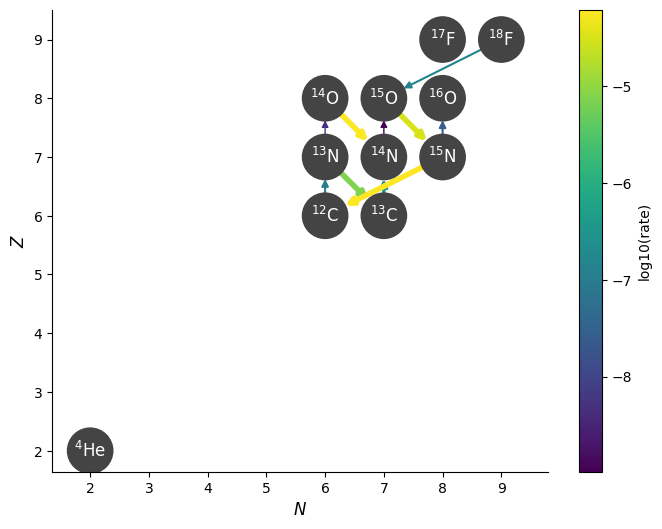
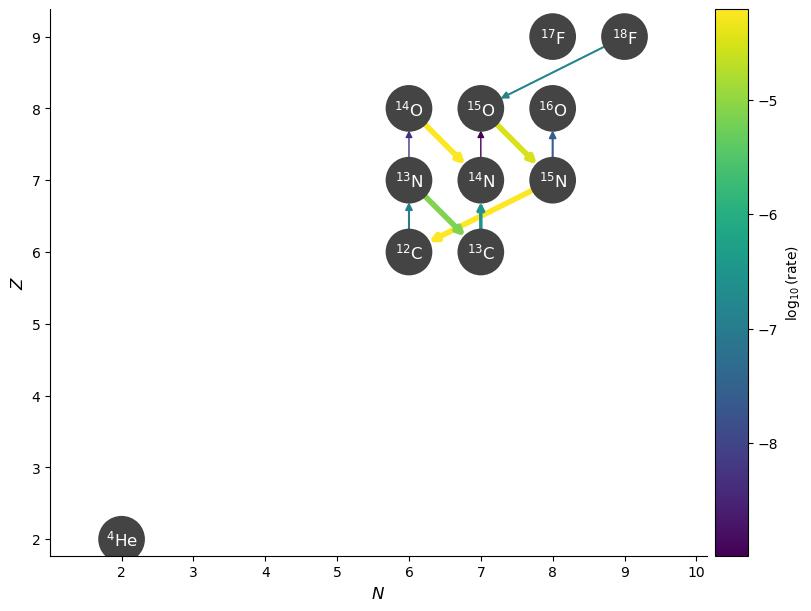
Code edit (unified diff) that turned the first committed figure into the second:
--- before
+++ after
@@ -1,3 +1,2 @@
-fig = rc.plot(hide_xalpha=True, hide_xp=True,
-              rho=rho, T=T, comp=comp,
+fig = rc.plot(rho=rho, T=T, comp=comp,
               ydot_cutoff_value=1.e-10)

Commit: change the default for hide_xp and hide_xalpha (#1361)